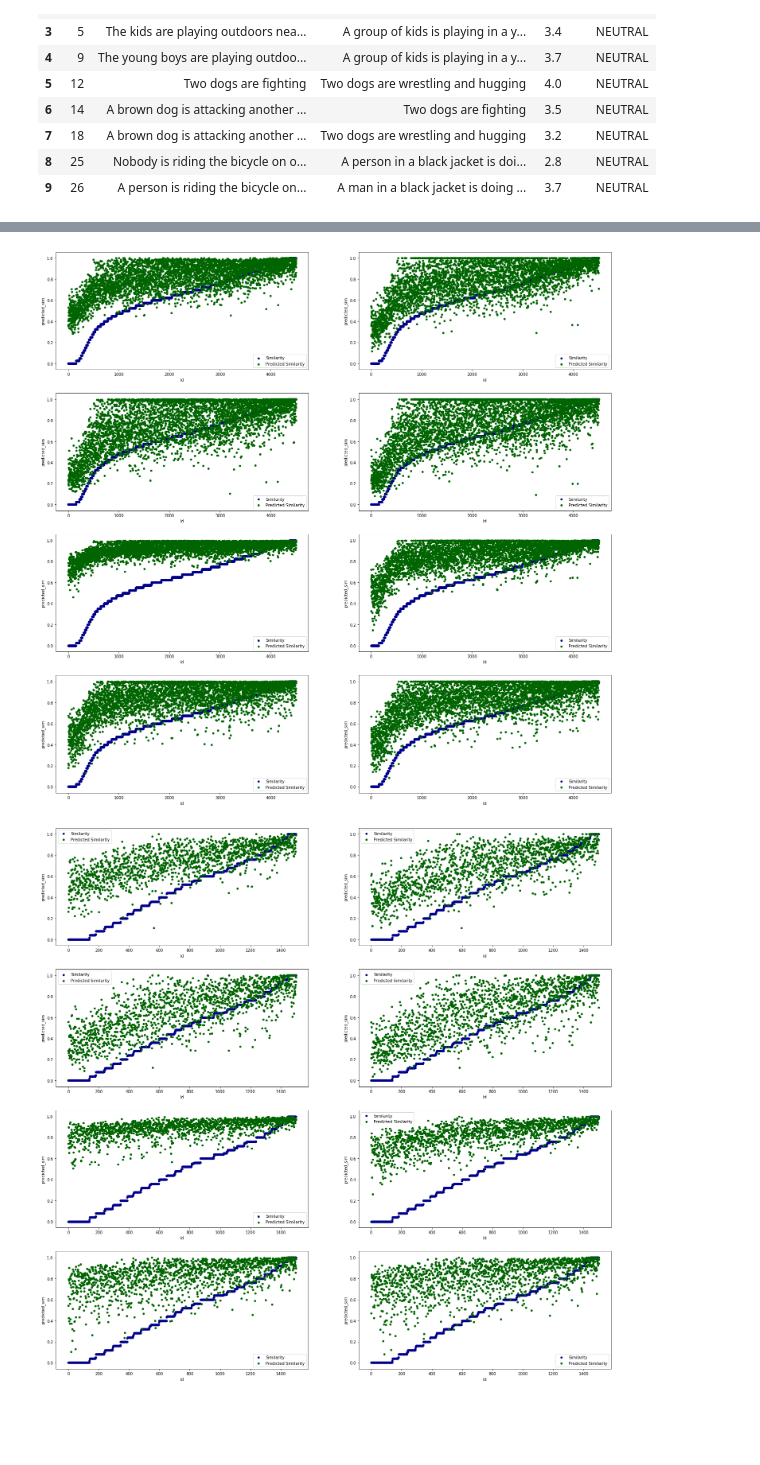
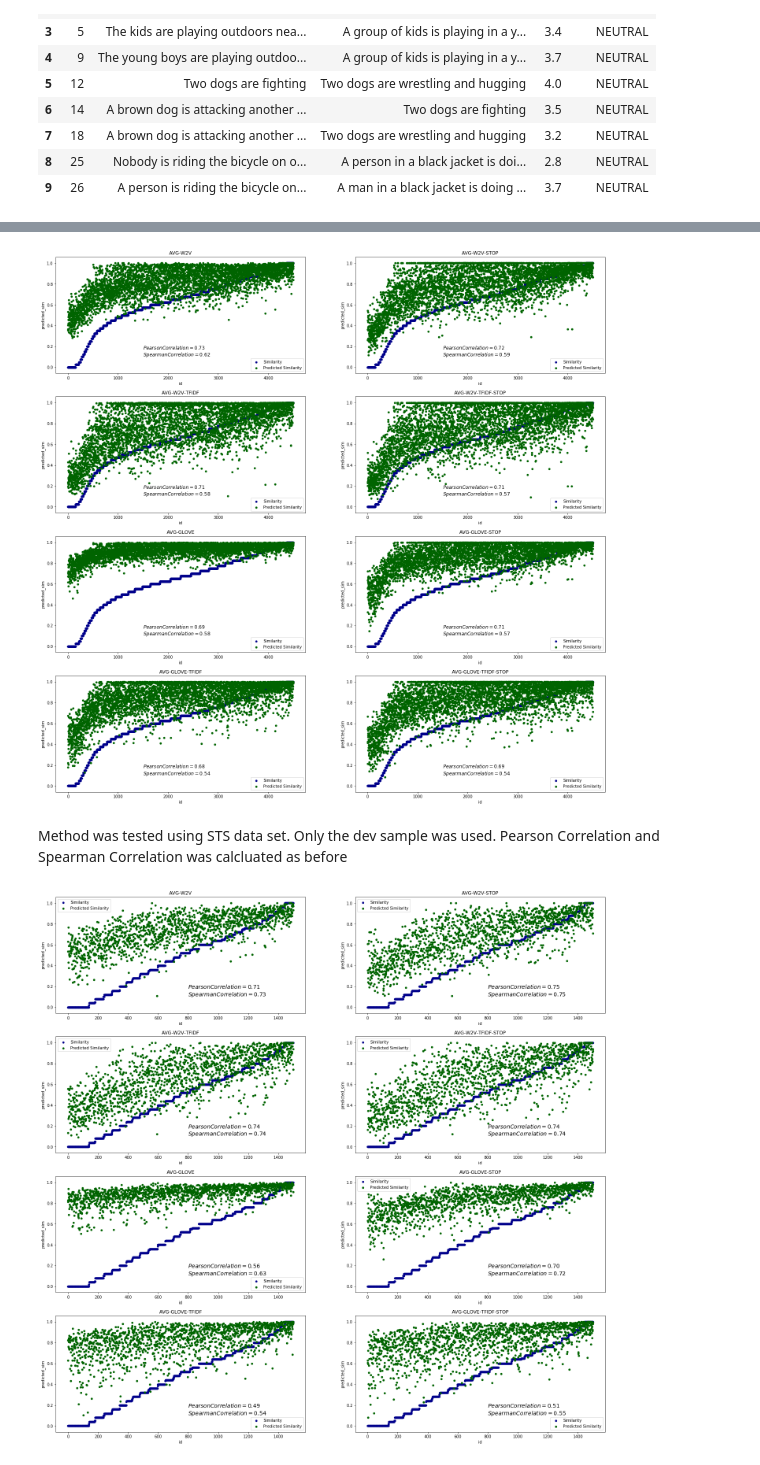
Before and after one commit to TharinduDR/Simple-Sentence-Similarity, a Jupyter notebook: Sentence Similarity.ipynb, the cells around one changed output, grey strips where cells are left out. Saved outputs shown, nothing was run; the diff lists cells and outputs as text; code cells hidden in the pictures; blank space fills up the shorter version.

Commit message:
001: Added Vector Average Simialrity Method

```diff
--- a/Sentence Similarity.ipynb
+++ b/Sentence Similarity.ipynb
@@ -50,11 +81,11 @@ import pandas as pd
 import matplotlib.pyplot as plt
 
 
-benchmarks = ["AVG-W2V", ft.partial(run_avg_benchmark, model=word2vec, use_stoplist=False),
-              "AVG-W2V-STOP", ft.partial(run_avg_benchmark, model=word2vec, use_stoplist=True),
-              "AVG-W2V-TFIDF", ft.partial(run_avg_benchmark, model=word2vec, use_stoplist=False, doc_freqs=doc_frequency),
-              "AVG-W2V-TFIDF-STOP",ft.partial(run_avg_benchmark, model=word2vec, use_stoplist=True, doc_freqs=doc_frequency),
-              "AVG-GLOVE", ft.partial(run_avg_benchmark, model=glove, use_stoplist=False),
-              "AVG-GLOVE-STOP", ft.partial(run_avg_benchmark, model=glove, use_stoplist=True),
-              "AVG-GLOVE-TFIDF", ft.partial(run_avg_benchmark, model=glove, use_stoplist=False, doc_freqs=doc_frequency),
-              "AVG-GLOVE-TFIDF-STOP",ft.partial(run_avg_benchmark, model=glove, use_stoplist=True, doc_freqs=doc_frequency)]
+benchmarks = [("AVG-W2V", ft.partial(run_avg_benchmark, model=word2vec, use_stoplist=False)),
+              ("AVG-W2V-STOP", ft.partial(run_avg_benchmark, model=word2vec, use_stoplist=True)),
+              ("AVG-W2V-TFIDF", ft.partial(run_avg_benchmark, model=word2vec, use_stoplist=False, doc_freqs=doc_frequency)),
+              ("AVG-W2V-TFIDF-STOP",ft.partial(run_avg_benchmark, model=word2vec, use_stoplist=True, doc_freqs=doc_frequency)),
+              ("AVG-GLOVE", ft.partial(run_avg_benchmark, model=glove, use_stoplist=False)),
+              ("AVG-GLOVE-STOP", ft.partial(run_avg_benchmark, model=glove, use_stoplist=True)),
+              ("AVG-GLOVE-TFIDF", ft.partial(run_avg_benchmark, model=glove, use_stoplist=False, doc_freqs=doc_frequency)),
+              ("AVG-GLOVE-TFIDF-STOP",ft.partial(run_avg_benchmark, model=glove, use_stoplist=True, doc_freqs=doc_frequency))]
@@ -61,11 +94,16 @@ benchmarks = ["AVG-W2V", ft.partial(run_avg_benchmark, model=word2vec, use_stopl
 # %%
+import scipy
+
 
 fig, axes = plt.subplots(nrows=4, ncols=2, figsize=(25,25))
 row = 0
 column = 0
 sick_train = normalize(sick_train, ["sim"])
 for i in range(0, 8):
-    sims = run_experiment(sick_train, benchmarks[i])
+    sims, topic = run_experiment(sick_train, benchmarks[i])
+    pearson_correlation = scipy.stats.pearsonr(sims, sick_train['sim'])[0]
+    spearman_correlation = scipy.stats.spearmanr(sims, sick_train['sim'])[0]
+    textstr = '$Pearson Correlation=%.2f$\n$Spearman Correlation=%.2f$'%(pearson_correlation, spearman_correlation)
     sick_train['predicted_sim'] = pd.Series(sims).values
     sick_train = sick_train.sort_values('sim')
     id = list(range(0, len(sick_train.index)))
@@ -84,37 +122,46 @@ for i in range(0, 8):
         row = 3
         column = i-6
 
-    sick_train.plot(kind='scatter', x='id', y='sim',color='DarkBlue', label='Similarity', ax=axes[row, column]);
+    sick_train.plot(kind='scatter', x='id', y='sim',color='DarkBlue', label='Similarity', title = topic, ax=axes[row, column]);
     sick_train.plot(kind='scatter', x='id', y='predicted_sim', color='DarkGreen', label='Predicted Similarity', ax=axes[row, column]);
+    axes[row, column].text(1500, 0.1, textstr, fontsize=12)
 # %% [output]
-[figure, old version]
+[figure, new version]
+# %% [markdown]
+Method was tested using STS data set. Only the dev sample was used. Pearson Correlation and Spearman Correlation was calcluated as before
 # %%
+import scipy
+
 
 fig, axes = plt.subplots(nrows=4, ncols=2, figsize=(25,25))
 row = 0
 column = 0
 sts_dev = normalize(sts_dev, ["sim"])
 for i in range(0, 8):
-    sims = run_experiment(sts_dev, benchmarks[i])
+    sims, topic = run_experiment(sts_dev, benchmarks[i])
+    pearson_correlation = scipy.stats.pearsonr(sims, sts_dev['sim'])[0]
+    spearman_correlation = scipy.stats.spearmanr(sims, sts_dev['sim'])[0]
+    textstr = '$Pearson Correlation=%.2f$\n$Spearman Correlation=%.2f$'%(pearson_correlation, spearman_correlation)
     sts_dev['predicted_sim'] = pd.Series(sims).values
     sts_dev = sts_dev.sort_values('sim')
     id = list(range(0, len(sts_dev.index)))
     sts_dev['id'] = pd.Series(id).values
 
     if(i < 2):
         row = 0
         column = i
     if(i >= 2 and i < 4):
         row = 1
         column = i-2
     if(i >= 4 and i < 6):
         row = 2
         column = i-4
     if(i >=6 and i < 8):
         row = 3
         column = i-6
 
-    sts_dev.plot(kind='scatter', x='id', y='sim',color='DarkBlue', label='Similarity', ax=axes[row, column]);
+    sts_dev.plot(kind='scatter', x='id', y='sim',color='DarkBlue', label='Similarity', title = topic, ax=axes[row, column]);
     sts_dev.plot(kind='scatter', x='id', y='predicted_sim', color='DarkGreen', label='Predicted Similarity', ax=axes[row, column]);
+    axes[row, column].text(800, 0.1, textstr, fontsize=14)
 # %% [output]
-[figure, old version]
+[figure, new version]
```
Also changed, not shown: parts of 8 cells of this notebook.
